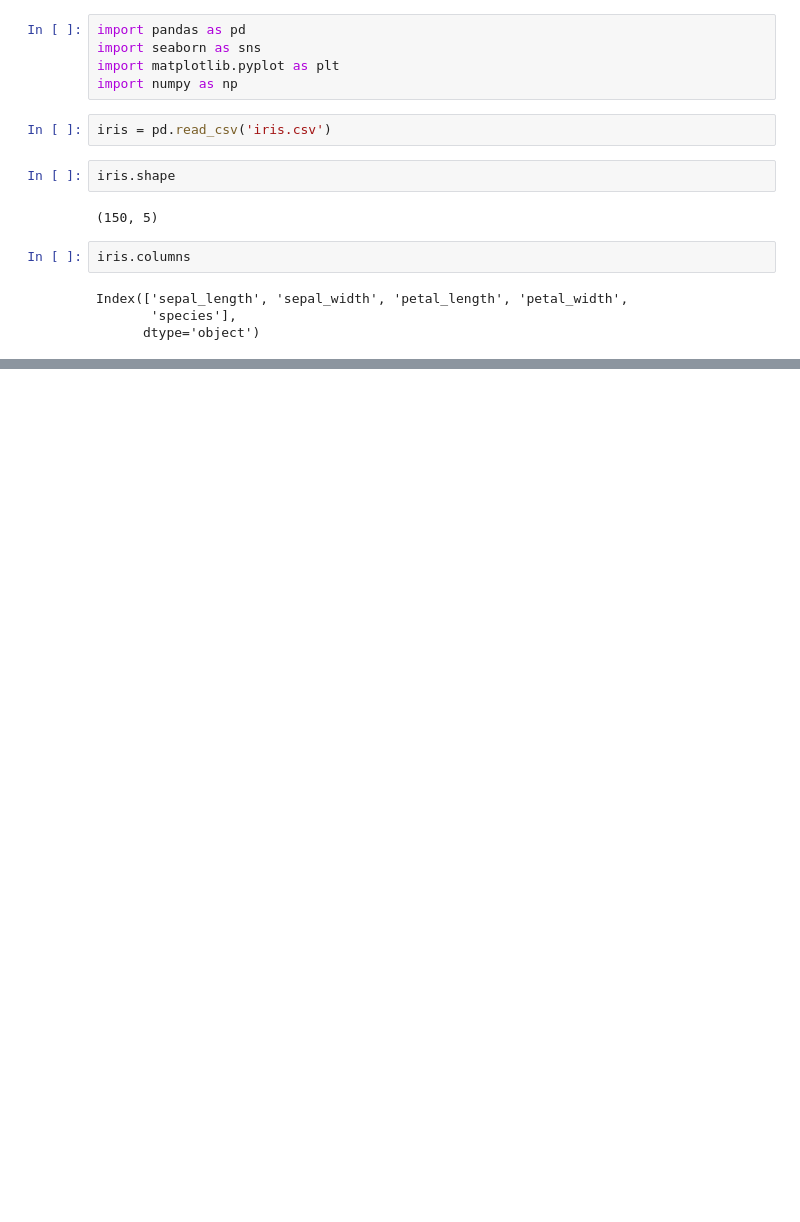
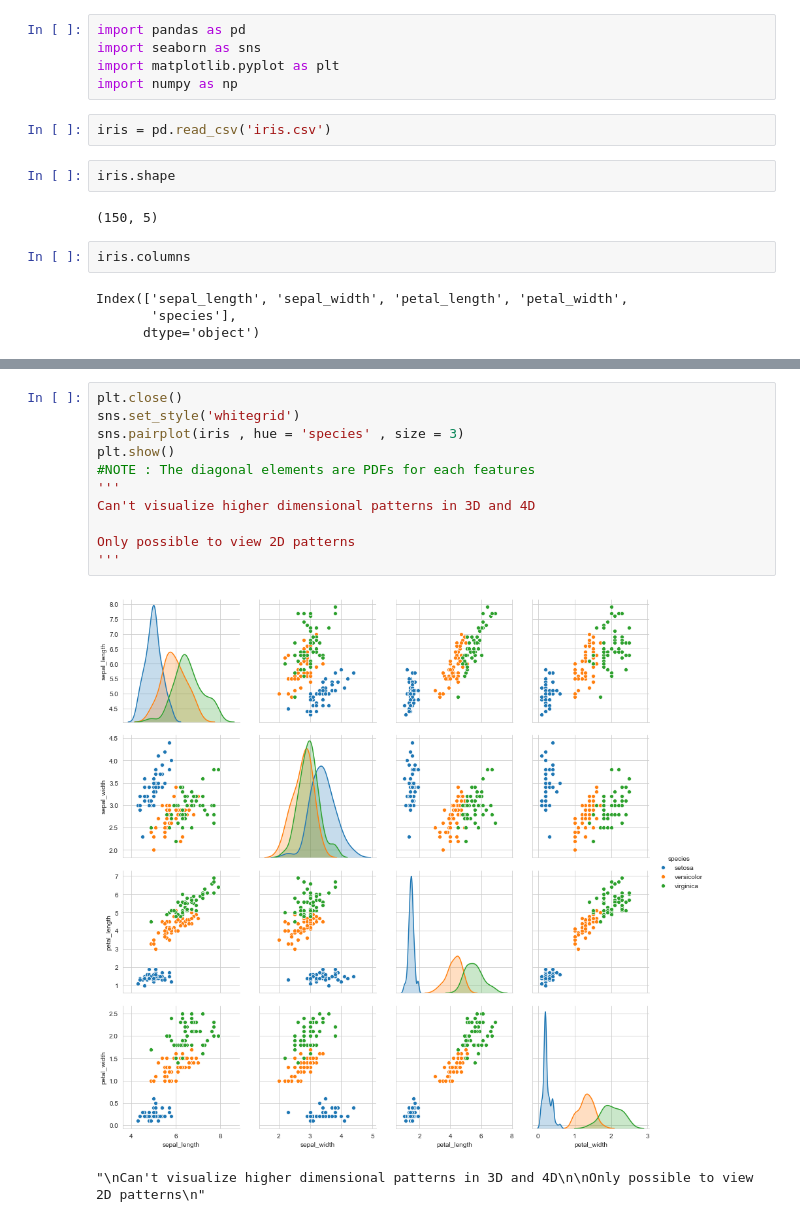
Before and after one commit to TheMLEngineer/Machine-Learning-Master-in-Python, a Jupyter notebook: EDA/EDA.ipynb, the cells around one changed output, grey strips where cells are left out. Cells and saved outputs as stored; diff of their text form; blank space fills up the shorter version.

```diff
--- a/EDA/EDA.ipynb
+++ b/EDA/EDA.ipynb
@@ -36,0 +108,14 @@ Iris is a perfectly balanced dataset
+# %%
+plt.close()
+sns.set_style('whitegrid')
+sns.pairplot(iris , hue = 'species' , size = 3)
+plt.show()
+#NOTE : The diagonal elements are PDFs for each features
+'''
+Can't visualize higher dimensional patterns in 3D and 4D
+
+Only possible to view 2D patterns
+'''
+# %% [output]
+[figure, added]
+"\nCan't visualize higher dimensional patterns in 3D and 4D\n\nOnly possible to view 2D patterns\n"
```
Also changed, not shown: parts of 38 cells of this notebook.
